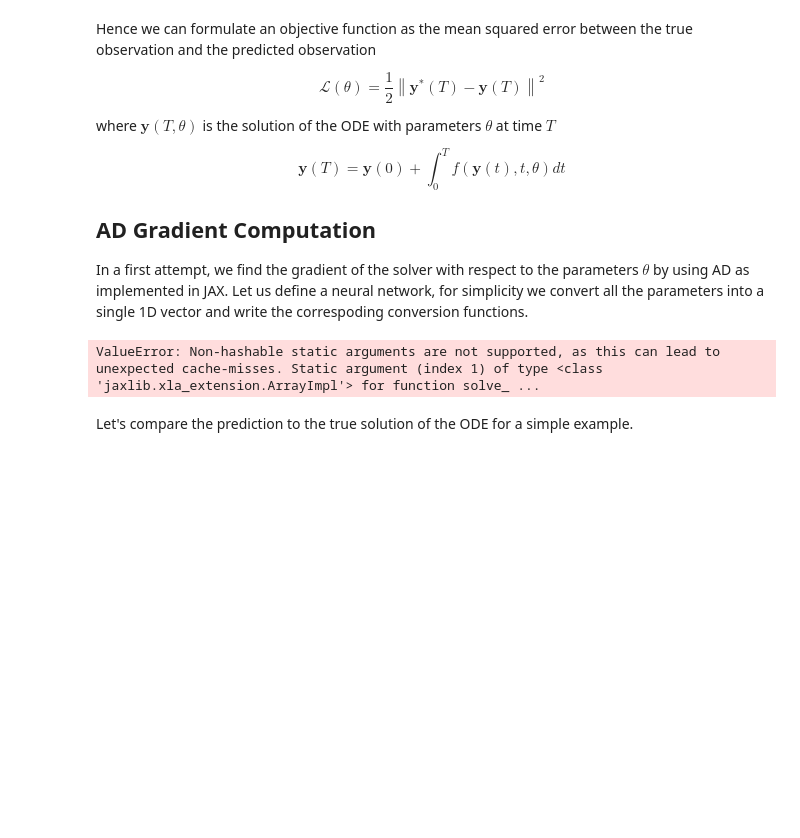
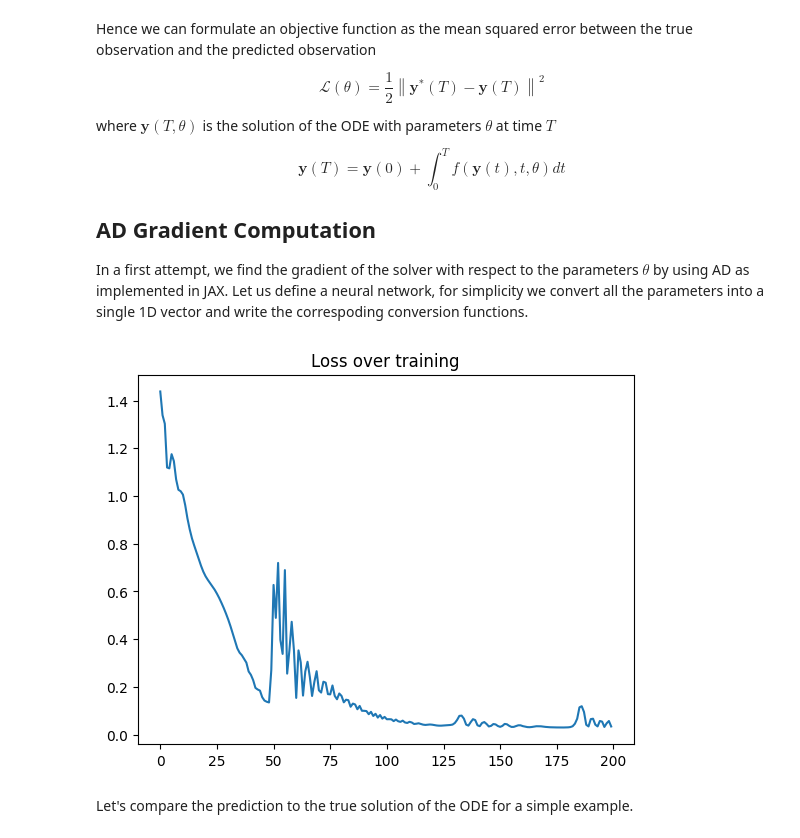
Before and after one commit to andrinr/jax-neural-ode, a Jupyter notebook: tutorial.ipynb, the cells around one changed output. Saved outputs shown, nothing was run; the diff lists cells and outputs as text; code cells hidden in the pictures; blank space fills up the shorter version.

Commit message:
progress on neural ODE

```diff
--- a/tutorial.ipynb
+++ b/tutorial.ipynb
@@ -121,12 +95,13 @@ def dy_dt_predict(y, theta: jnp.ndarray, layer_sizes):
 # %%
 from tqdm import tqdm
 
-def solve_predict(theta, layer_sizes, y_0, dt, n):
+def solve_predict(theta, y_0, dt, n):
     y_hist = jnp.zeros((n, 2))
     y = y_0
+
     def body_fn(i, state):
         y, y_hist = state
-        y = dy_dt_predict(y, theta, layer_sizes) * dt + y
+        y = dy_dt_predict(y, theta) * dt + y
         y_hist = y_hist.at[i, :].set(y)
         return y, y_hist
 
@@ -136,44 +111,48 @@ def solve_predict(theta, layer_sizes, y_0, dt, n):
     return y_hist
 
 # we define the scalr loss function, MSE
 def loss(y, y_obs):
-    return jnp.mean((y - y_obs) ** 2)
+    return jnp.sum((y - y_obs) ** 2, axis=1).mean()
 
 # we define the solver and loss function
-@partial(jax.jit, static_argnums=(1, 4, 5))
-def solve_and_loss(theta, layer_sizes, y_0, y_star, dt, n):
-    y = solve_predict(theta, layer_sizes, y_0, dt, n)
+@partial(jax.jit, static_argnums=(3, 4))
+def solve_and_loss(theta, y_0, y_star, dt, n):
+    y = solve_predict(theta, y_0, dt, n)
     return loss(y, y_star)
 
 # In this case we assume that we know the initial condition
 # In practice we might have to learn this as well
 y_0 = y_truth_0
 
 # we compute the gradient of the loss with respect to theta
 d_solve_loss = jax.value_and_grad(solve_and_loss, argnums=0)
 
 # we initialize the parameters of the MLP
-layer_sizes = jnp.array([2, 8, 4, 2])
-initializer = jax.nn.initializers.normal()
-theta = init_mlp(initializer, layer_sizes, jax.random.PRNGKey(0))
+layer_sizes = jnp.array([2, 4, 2])
+initializer = jax.nn.initializers.normal(0.1)
+theta = init_mlp(initializer, layer_sizes, jax.random.PRNGKey(1))
 
 # we define the optimizer
-optimizer = optax.adam(0.01)
+optimizer = optax.adam(0.09)
 optimizer_state = optimizer.init(theta)
 
 loss_hist = []
+# progress bar with loss value
+progress = tqdm(range(200))
 # we train the model
-for i in tqdm(range(200)):
-    loss_value, grad = d_solve_loss(theta, layer_sizes, y_0, y_truth, dt, n)
+for i in progress:
+    loss_value, grad = d_solve_loss(theta, y_0, y_truth, dt, n)
     updates, optimizer_state = optimizer.update(grad, optimizer_state)
     theta = optax.apply_updates(theta, updates)
     loss_hist.append(loss_value)
+    progress.set_postfix({"loss": loss_value})
+
 
 plt.plot(loss_hist)
 plt.title("Loss over training")
 plt.show()
 # %% [output]
-ValueError: Non-hashable static arguments are not supported, as this can lead to unexpected cache-misses. Static argument (index 1) of type <class 'jaxlib.xla_extension.ArrayImpl'> for function solve_ ...
+[figure, added]
 # %% [markdown]
 Let's compare the prediction to the true solution of the ODE for a simple example.
 # %%
```
Also changed, not shown: parts of 5 cells of this notebook.
